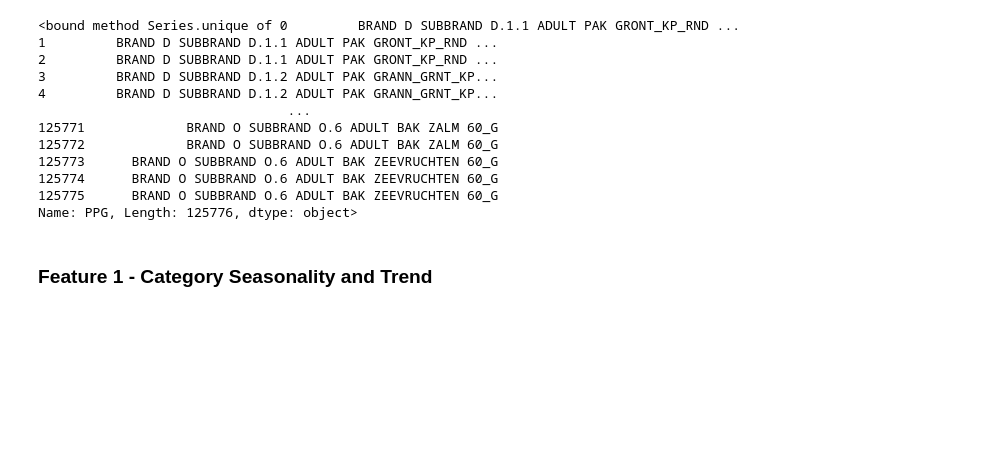
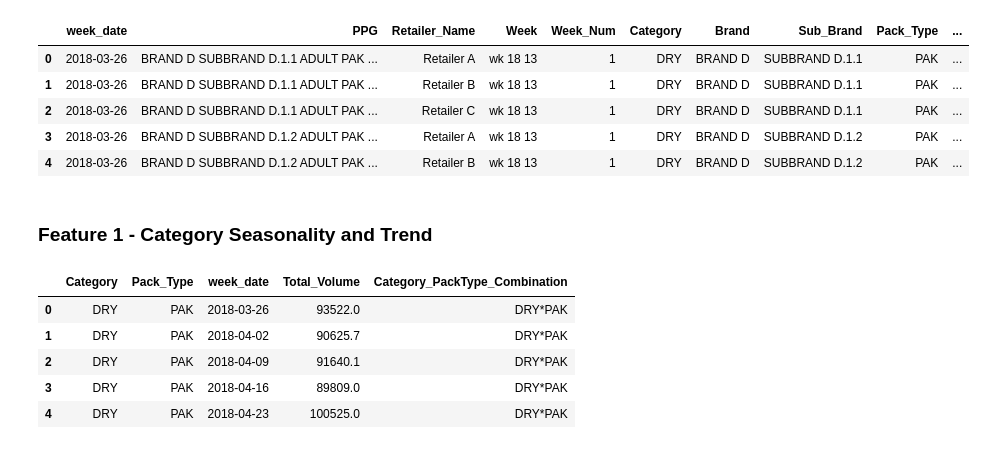
Before and after one commit to syedmisbah/cpg-analysis, a Jupyter notebook: notebooks/1_feature_engg.ipynb, the cells around one changed output. Saved outputs shown, nothing was run; the diff lists cells and outputs as text; code cells hidden in the pictures; blank space fills up the shorter version.

```diff
--- a/notebooks/1_feature_engg.ipynb
+++ b/notebooks/1_feature_engg.ipynb
@@ -11,17 +13,11 @@ df_rolled.shape
-# %%
-df_rolled.PPG.unique
-# %% [output]
-<bound method Series.unique of 0         BRAND D SUBBRAND D.1.1 ADULT PAK GRONT_KP_RND ...
-1         BRAND D SUBBRAND D.1.1 ADULT PAK GRONT_KP_RND ...
-2         BRAND D SUBBRAND D.1.1 ADULT PAK GRONT_KP_RND ...
-3         BRAND D SUBBRAND D.1.2 ADULT PAK GRANN_GRNT_KP...
-4         BRAND D SUBBRAND D.1.2 ADULT PAK GRANN_GRNT_KP...
-                                ...
-125771             BRAND O SUBBRAND O.6 ADULT BAK ZALM 60_G
-125772             BRAND O SUBBRAND O.6 ADULT BAK ZALM 60_G
-125773      BRAND O SUBBRAND O.6 ADULT BAK ZEEVRUCHTEN 60_G
-125774      BRAND O SUBBRAND O.6 ADULT BAK ZEEVRUCHTEN 60_G
-125775      BRAND O SUBBRAND O.6 ADULT BAK ZEEVRUCHTEN 60_G
-Name: PPG, Length: 125776, dtype: object>
+# %%
+df_rolled.head()
+# %% [output]
+|  | week_date | PPG | Retailer_Name | Week | Week_Num | Category | Brand | Sub_Brand | Pack_Type | ... |
+| 0 | 2018-03-26 | BRAND D SUBBRAND D.1.1 ADULT PAK ... | Retailer A | wk 18 13 | 1 | DRY | BRAND D | SUBBRAND D.1.1 | PAK | ... |
+| 1 | 2018-03-26 | BRAND D SUBBRAND D.1.1 ADULT PAK ... | Retailer B | wk 18 13 | 1 | DRY | BRAND D | SUBBRAND D.1.1 | PAK | ... |
+| 2 | 2018-03-26 | BRAND D SUBBRAND D.1.1 ADULT PAK ... | Retailer C | wk 18 13 | 1 | DRY | BRAND D | SUBBRAND D.1.1 | PAK | ... |
+| 3 | 2018-03-26 | BRAND D SUBBRAND D.1.2 ADULT PAK ... | Retailer A | wk 18 13 | 1 | DRY | BRAND D | SUBBRAND D.1.2 | PAK | ... |
+| 4 | 2018-03-26 | BRAND D SUBBRAND D.1.2 ADULT PAK ... | Retailer B | wk 18 13 | 1 | DRY | BRAND D | SUBBRAND D.1.2 | PAK | ... |
 # %% [markdown]
 ### Feature 1 - Category Seasonality and Trend
@@ -29,0 +32,9 @@ Name: PPG, Length: 125776, dtype: object>
+# %%
+df_cat_agg.head()
+# %% [output]
+|  | Category | Pack_Type | week_date | Total_Volume | Category_PackType_Combination |
+| 0 | DRY | PAK | 2018-03-26 | 93522.0 | DRY*PAK |
+| 1 | DRY | PAK | 2018-04-02 | 90625.7 | DRY*PAK |
+| 2 | DRY | PAK | 2018-04-09 | 91640.1 | DRY*PAK |
+| 3 | DRY | PAK | 2018-04-16 | 89809.0 | DRY*PAK |
+| 4 | DRY | PAK | 2018-04-23 | 100525.0 | DRY*PAK |
```
Also changed, not shown: parts of 15 cells of this notebook, 15 other files.
